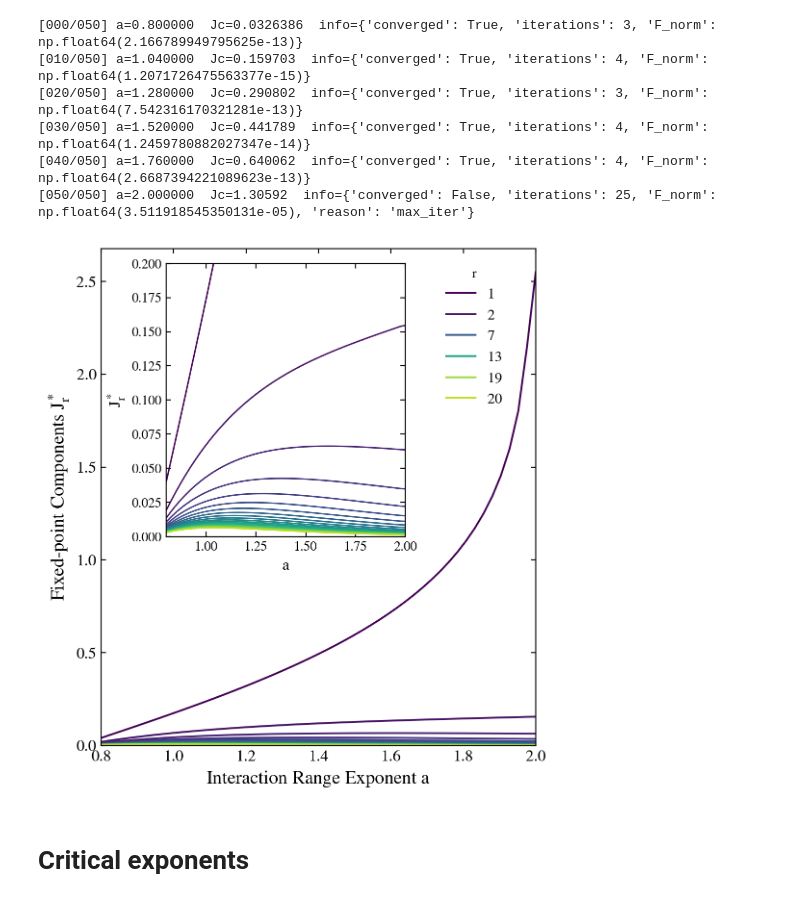
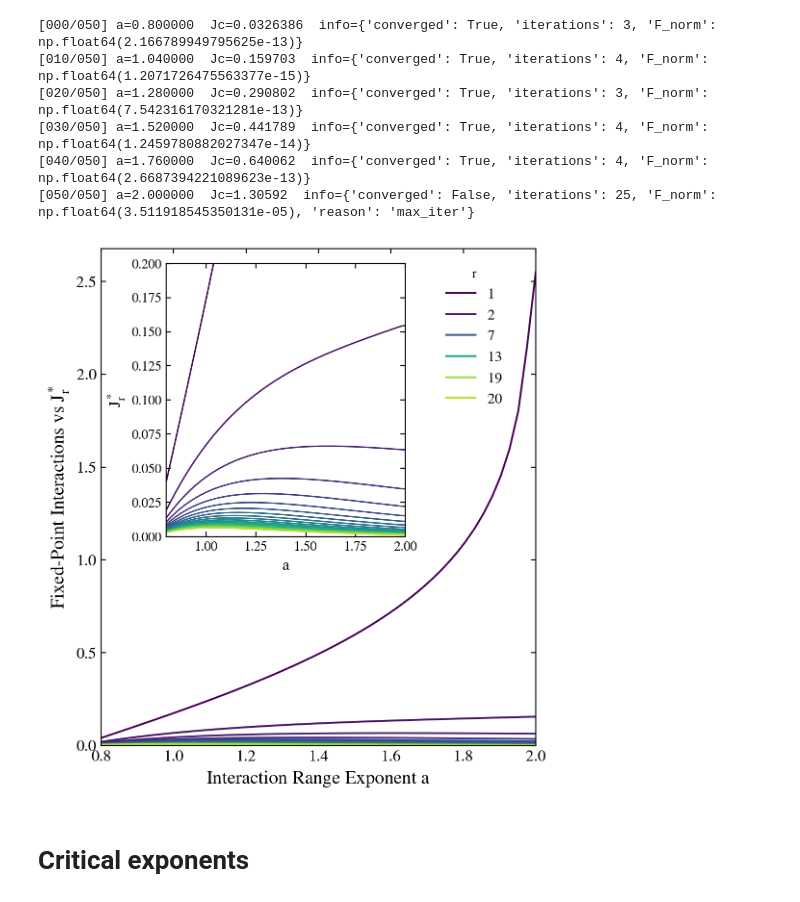
Before and after one commit to erbilcanartun/long-range-ising-chain, a Jupyter notebook: notebooks/fixed_chain_size.ipynb, the cells around one changed output. Saved outputs shown, nothing was run; the diff lists cells and outputs as text; code cells hidden in the pictures.

```diff
--- a/notebooks/fixed_chain_size.ipynb
+++ b/notebooks/fixed_chain_size.ipynb
@@ -622,7 +622,7 @@ for i, j in enumerate(r_indices):
         legend_labels.append(rf"${j}$")
 
 ax.set_xlabel(r"Interaction Range Exponent $a$", fontsize=14)
-ax.set_ylabel(r"Fixed-point Components $J_r^*$", fontsize=14)
+ax.set_ylabel(r"Fixed-Point Interactions vs $J_r^*$", fontsize=14)
 ax.set_xlim(a_vals[0], a_vals[-1])
 ax.set_ylim(bottom=0.0)  # main plot begins from 0
 ax.tick_params(direction="in", which="both", top=True, right=True, labelsize=12)
@@ -643,35 +643,35 @@ ax.legend(
 # Start near upper-center; tweak these numbers to move it precisely.
 x0, y0, w, h = 0.15, 0.42, 0.55, 0.55
 
 axins = inset_axes(
     ax,
     width="100%", height="100%",
     bbox_to_anchor=(x0, y0, w, h),
     bbox_transform=ax.transAxes,
     loc="lower left",
     borderpad=0.0
 )
 
 for j in r_indices:
     color = cmap(norm(j))
     axins.plot(a_vals, J_head[:, j], color=color, linewidth=1.1)
 axins.set_xlabel(r"$a$", fontsize=12)
 axins.set_ylabel(r"$J_r^*$", fontsize=12)
 axins.set_xlim(a_vals[0], a_vals[-1])
 axins.set_ylim(0.0, 0.2)
 axins.tick_params(direction="in", which="both", top=True, right=True, labelsize=10)
 
 # Optional: slightly thinner inset frame
 for spine in axins.spines.values():
     spine.set_linewidth(0.8)
 
 # ------------------------------------------------------------
 
 plt.tight_layout()
-plt.savefig("../figures/fixed_point.eps", dpi=200)
+plt.savefig("../figures/fixed_point.png", dpi=200)
 plt.show()
 # %% [output]
-[figure, old version]
+[figure, new version]
 # %% [markdown]
 # Critical exponents
 # %%
```
Also changed, not shown: 5 other files.
